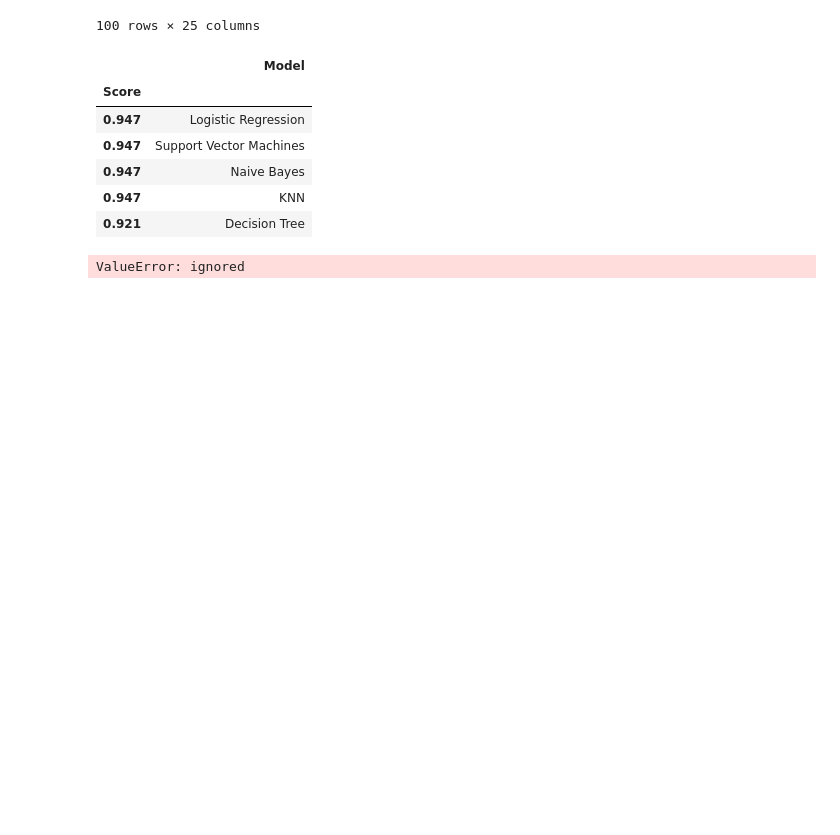
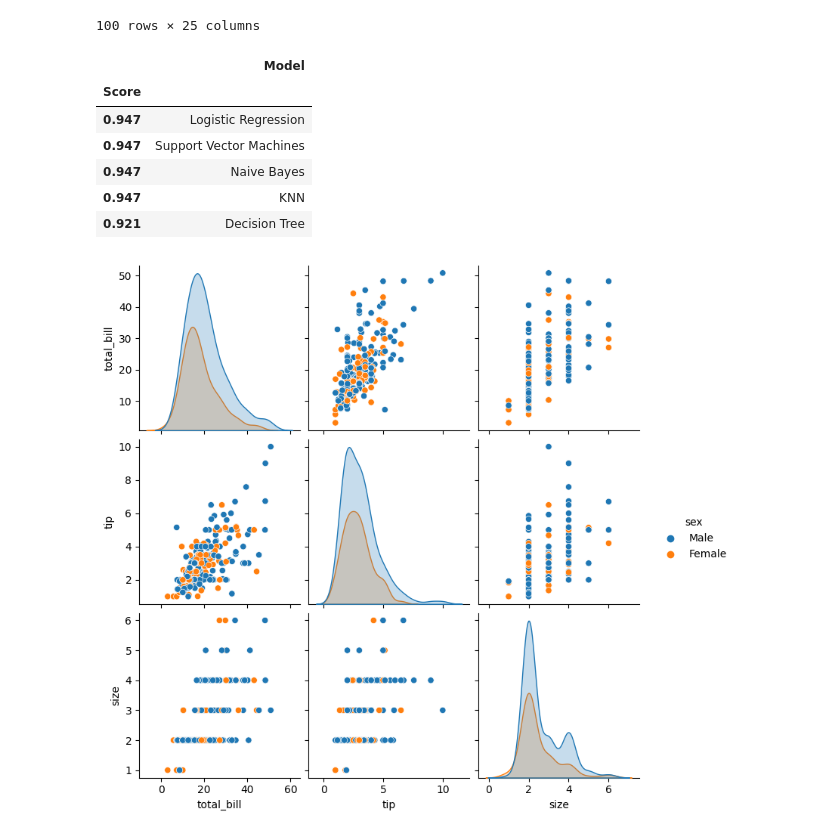
Before and after one commit to MakamNikitha/hypothyroid-prediction, a Jupyter notebook: project8.ipynb, the cells around one changed output. Saved outputs shown, nothing was run; the diff lists cells and outputs as text; code cells hidden in the pictures; blank space fills up the shorter version.

```diff
--- a/project8.ipynb
+++ b/project8.ipynb
@@ -279,8 +280,19 @@ result_df.head(9)
 | 0.947 | Naive Bayes |
 | 0.947 | KNN |
 | 0.921 | Decision Tree |
-# %%
-import seaborn as sns
-sns.pairplot(dataset, hue="hypothyroid")
-# %% [output]
-ValueError: ignored
+# %%
+# importing packages
+import seaborn
+import matplotlib.pyplot as plt
+
+############# Main Section ############
+# loading dataset using seaborn
+df = seaborn.load_dataset('tips')
+# pairplot with hue sex
+seaborn.pairplot(df, hue ='sex')
+# to show
+plt.show()
+
+# This code is contributed by Deepanshu Rustagi.
+# %% [output]
+[figure, added]
```
Also changed, not shown: parts of 1 cell of this notebook.
